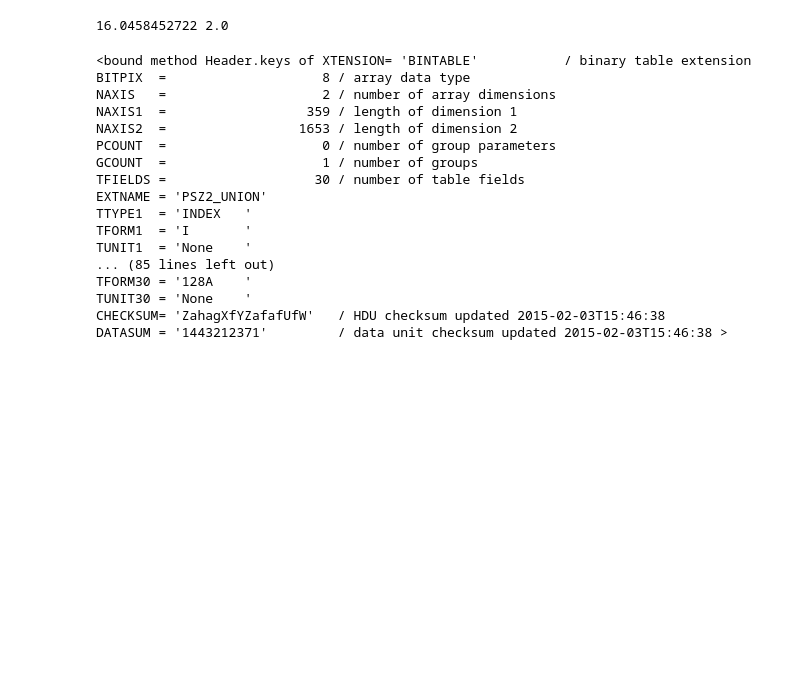
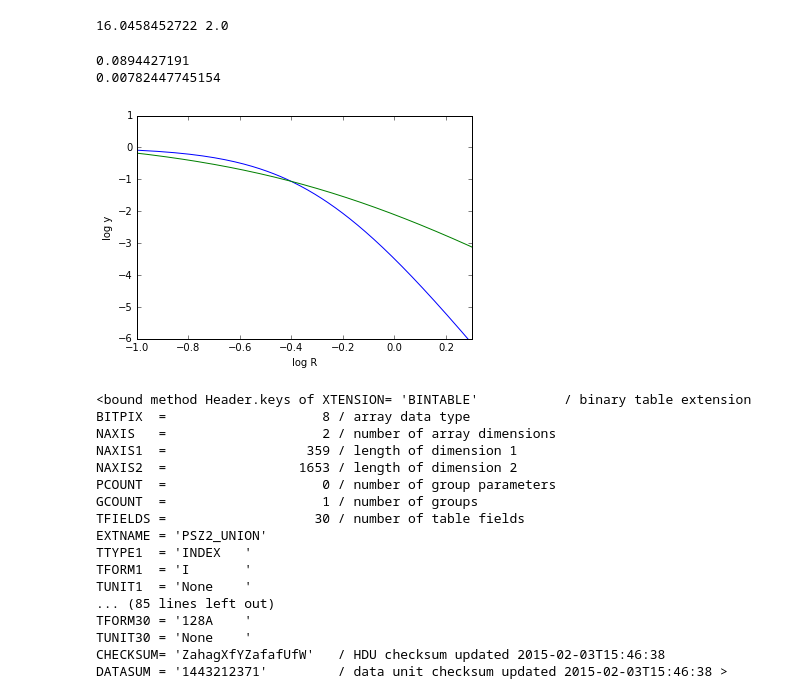
Before and after one commit to chihway/ClusterProfiles, a Jupyter notebook: planck/ExploreCatalog-bj2.ipynb, the cells around one changed output. Drawn from its saved outputs; the diff is of its cells as text; code cells hidden in the pictures; blank space fills up the shorter version.

Commit message:
beta profile

```diff
--- a/planck/ExploreCatalog-bj2.ipynb
+++ b/planck/ExploreCatalog-bj2.ipynb
@@ -31,26 +31,59 @@ from scipy.special import gamma
 mc2sigmaT = 1.0
 y0 = 1.0
 P_0 = 1.0
-beta0 =
+beta0 = 1.0
 def betaProfile(r,rc,beta):
     #uncomment line below once correct constants are used above
     #P_0 = mc2sigmaT (y0/rc) gamma(beta+0.5)/np.sqrt(np.pi)/gamma(beta)
     x = r/rc
-    Pressure = P_0/(1 + x^2)**(beta+0.5)
+    Pressure = P_0/(1 + x**2)**(beta+0.5)
     return Pressure
+
+#example call
+#p = betaProfile(1.,0.5,beta0)
+#print p
 
 #constants from Table 1 of Hurier et al
 alpha0 = 1.0
 beta0 = 4.5
 gamma0 = 0.23
+r500_0 = 0.5
 c500_0 = 1.0
 P0P500 = 1.0
 def gNFWProfile(r,r500,c500,alpha,beta,gamma):
-    alpha = alpha0; beta = beta0; gamma = gamma0; c500 = c500_0
     x = r/r500
     y = x*c500
     Pressure = P0P500/(y**gamma * (1.+y**alpha)**((beta-gamma)/alpha))
     return Pressure
+
+#example call
+#alpha = alpha0; beta = beta0; gamma = gamma0; r500 = r500_0; c500 = c500_0
+#p = gNFWProfile(1.0,r500,c500,alpha,beta,gamma)
+#print p
+# %% [output]
+0.0894427191
+0.00782447745154
+# %%
+#plot the two profiles
+import matplotlib.pyplot as plt
+%matplotlib inline
+import numpy as np
+
+imax = 200
+xx = np.linspace(0.01,2,imax)
+yy = np.zeros(imax); zz = np.zeros(imax)
+for ii in range (imax):
+    yy[ii] = betaProfile(xx[ii],0.5,beta0)
+    zz[ii] = gNFWProfile(xx[ii],r500,c500,alpha,beta,gamma)
+    #print xx[ii],yy[ii]
+
+plt.xlim(-1,0.3); plt.ylim(-6,1)
+plt.xlabel("log R"); plt.ylabel("log y")
+plt.plot(np.log10(xx),np.log10(yy))
+plt.plot(np.log10(xx),np.log10(zz))
+plt.show()
+# %% [output]
+[figure, added]
 # %%
 planck = pf.open('HFI_PCCS_SZ-union_R2.08.fits')
 planck_data = pf.open('HFI_PCCS_SZ-union_R2.08.fits')[1].data
```
